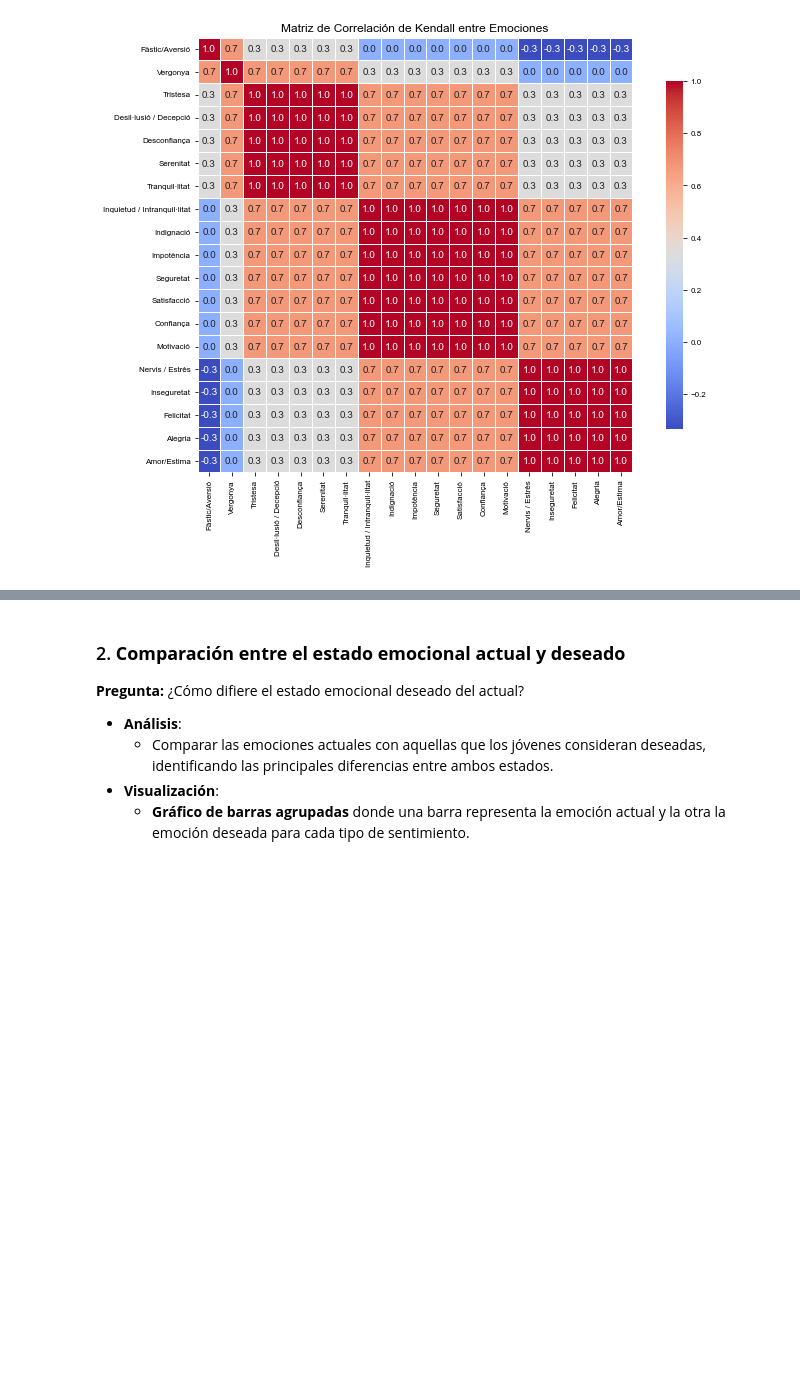
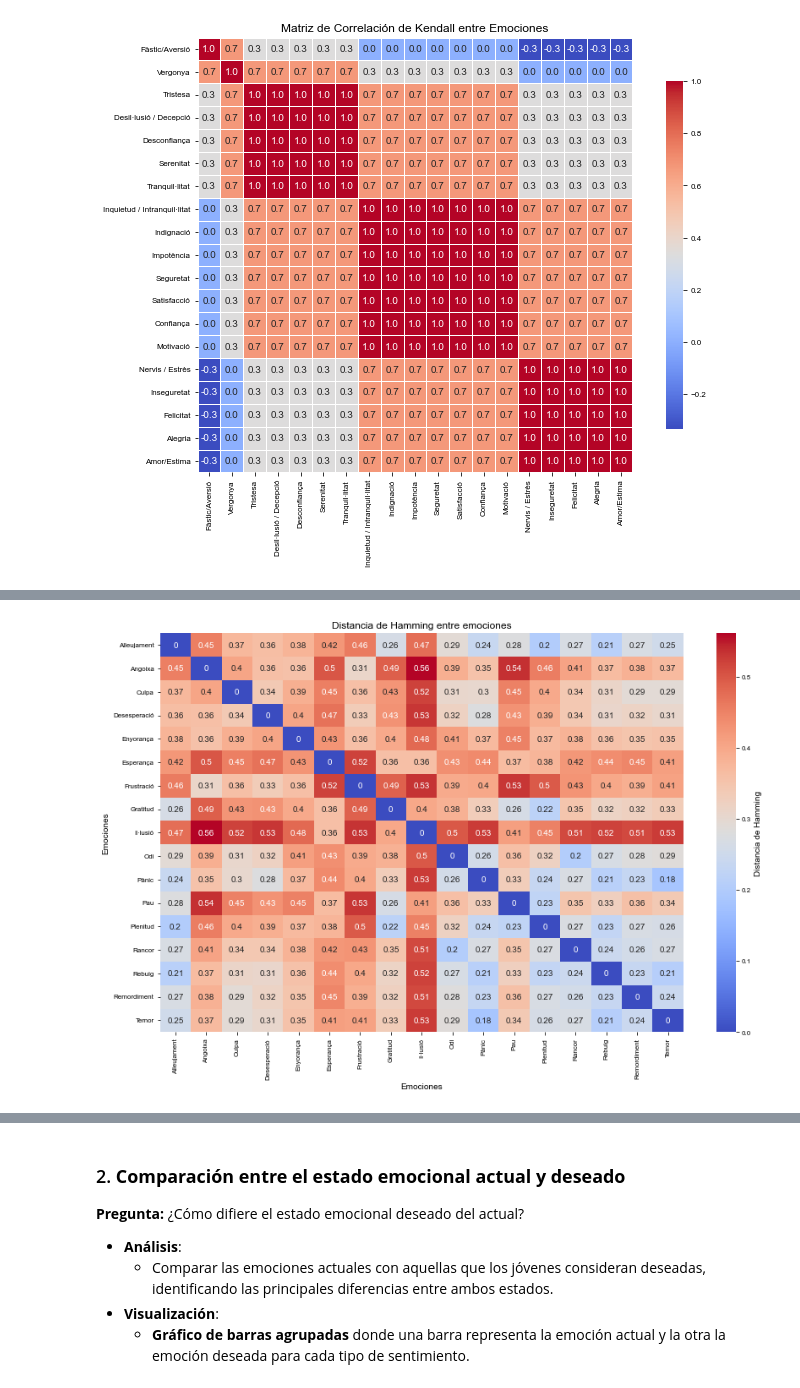
Before and after one commit to sebasto7/SEJ, a Jupyter notebook: SEJ-analisis.ipynb, the cells around one changed output, grey strips where cells are left out. Saved outputs shown, nothing was run; the diff lists cells and outputs as text; code cells hidden in the pictures; blank space fills up the shorter version.

```diff
--- a/SEJ-analisis.ipynb
+++ b/SEJ-analisis.ipynb
@@ -340,0 +411,29 @@ plt.show()
+# %%
+from scipy.spatial.distance import pdist, squareform
+
+# Seleccionar solo las columnas de emociones
+emociones = SEJ_conciencia_sentir_1_1.iloc[:, 1:]
+
+# Calcular la matriz de distancias de Hamming entre emociones
+distancia_hamming = pdist(emociones.T, metric='hamming')
+
+# Convertir la distancia en una matriz cuadrada
+matriz_distancia_hamming = squareform(distancia_hamming)
+
+# Crear un DataFrame con la matriz de distancias de Hamming y los nombres de las emociones
+df_hamming = pd.DataFrame(matriz_distancia_hamming, index=emociones.columns, columns=emociones.columns)
+
+# Crear un heatmap de la distancia de Hamming entre emociones
+plt.figure(figsize=(12, 8))
+sns.heatmap(df_hamming, annot=True, cmap='coolwarm', cbar_kws={'label': 'Distancia de Hamming'})
+
+# Añadir etiquetas y título
+plt.title('Distancia de Hamming entre emociones')
+plt.xlabel('Emociones')
+plt.ylabel('Emociones')
+
+# Mostrar gráfico
+plt.tight_layout()
+plt.show()
+# %% [output]
+[figure, added]
```
Also changed, not shown: parts of 18 cells of this notebook.
